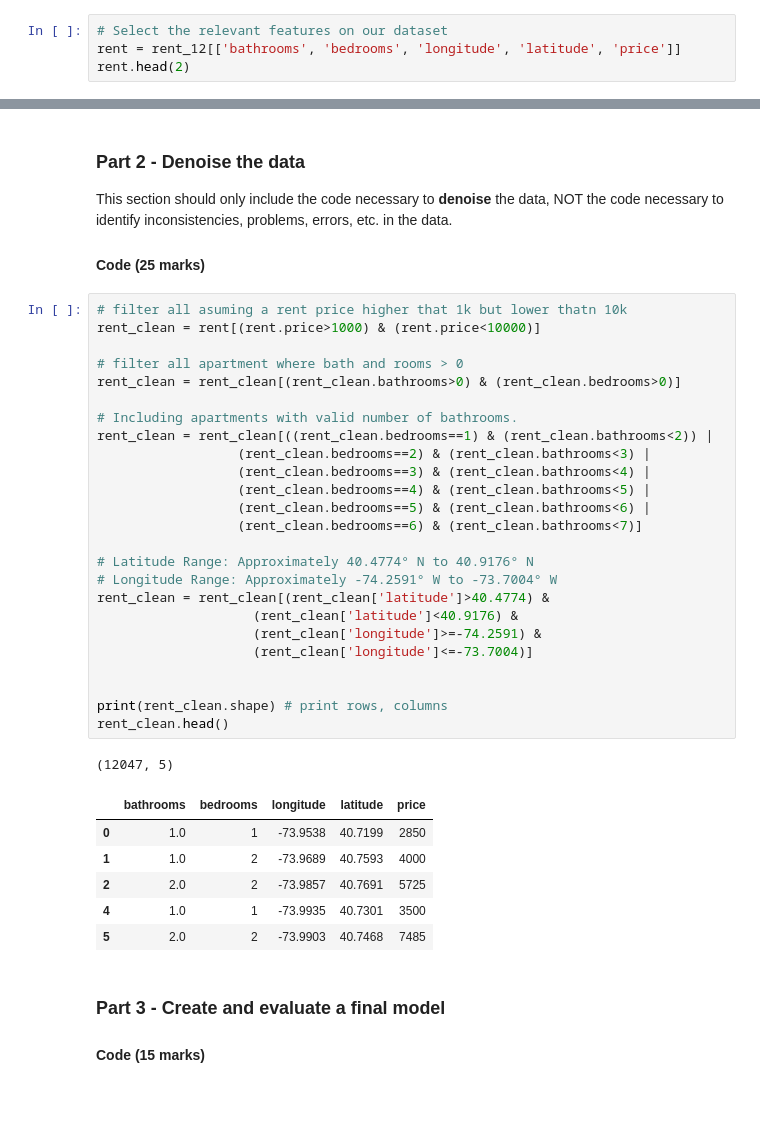
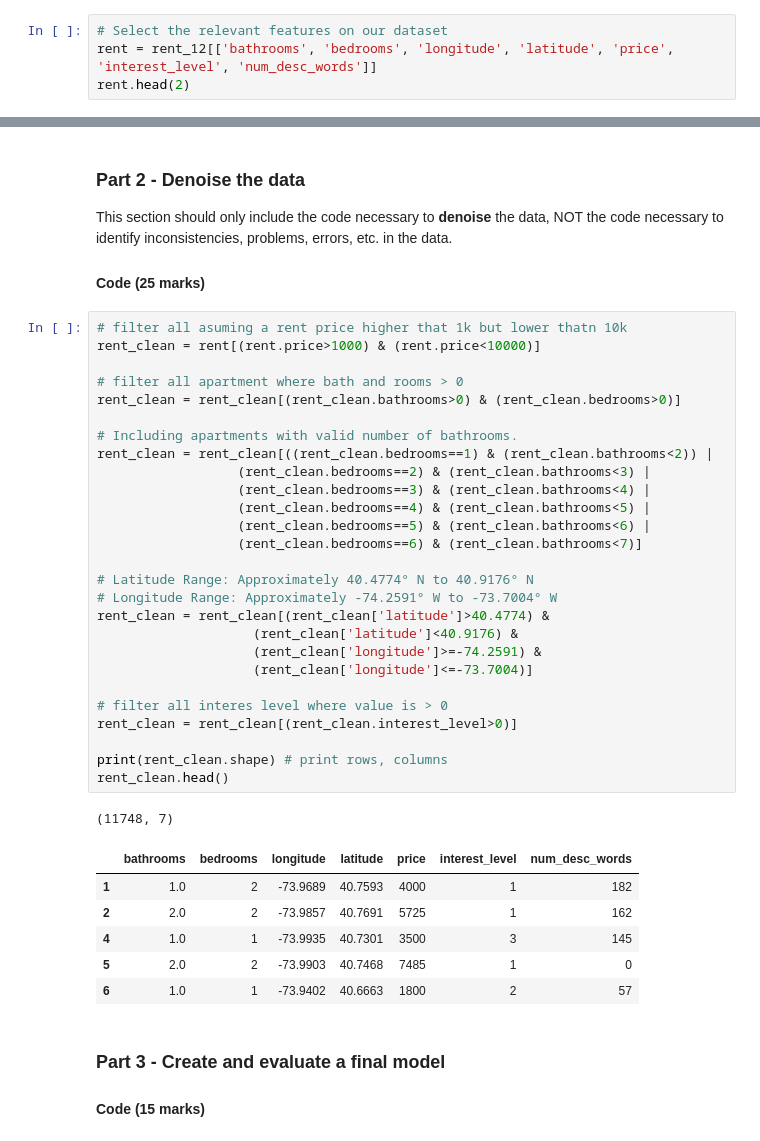
Before and after one commit to joncalle/ML1, a Jupyter notebook: Graded_Lab_1.ipynb, the cells around one changed output, grey strips where cells are left out. Drawn from its saved outputs; the diff is of its cells as text; blank space fills up the shorter version.

```diff
--- a/Graded_Lab_1.ipynb
+++ b/Graded_Lab_1.ipynb
@@ -62,6 +62,6 @@ rent_12.head(2)      # dump first 2 rows
 | 1 | 1.0 | 2 | e3c4f2223d1deb777fc7941dbb41047c | 2016-04-26 02:38:18 | Spacious and bright full-floor tw... | East 55th Street | ['Laundry in Unit', 'Dishwasher',... | 40.7593 | ... |
 # %%
 # Select the relevant features on our dataset
-rent = rent_12[['bathrooms', 'bedrooms', 'longitude', 'latitude', 'price']]
+rent = rent_12[['bathrooms', 'bedrooms', 'longitude', 'latitude', 'price', 'interest_level', 'num_desc_words']]
 rent.head(2)
 # %% [output]
@@ -98,36 +98,38 @@ This section should only include the code necessary to **denoise** the data, NOT
 # %%
 # filter all asuming a rent price higher that 1k but lower thatn 10k
 rent_clean = rent[(rent.price>1000) & (rent.price<10000)]
 
 # filter all apartment where bath and rooms > 0
 rent_clean = rent_clean[(rent_clean.bathrooms>0) & (rent_clean.bedrooms>0)]
 
 # Including apartments with valid number of bathrooms.
 rent_clean = rent_clean[((rent_clean.bedrooms==1) & (rent_clean.bathrooms<2)) |
                   (rent_clean.bedrooms==2) & (rent_clean.bathrooms<3) |
                   (rent_clean.bedrooms==3) & (rent_clean.bathrooms<4) |
                   (rent_clean.bedrooms==4) & (rent_clean.bathrooms<5) |
                   (rent_clean.bedrooms==5) & (rent_clean.bathrooms<6) |
                   (rent_clean.bedrooms==6) & (rent_clean.bathrooms<7)]
 
 # Latitude Range: Approximately 40.4774° N to 40.9176° N
 # Longitude Range: Approximately -74.2591° W to -73.7004° W
 rent_clean = rent_clean[(rent_clean['latitude']>40.4774) &
                     (rent_clean['latitude']<40.9176) &
                     (rent_clean['longitude']>=-74.2591) &
                     (rent_clean['longitude']<=-73.7004)]
 
+# filter all interes level where value is > 0
+rent_clean = rent_clean[(rent_clean.interest_level>0)]
 
 print(rent_clean.shape) # print rows, columns
 rent_clean.head()
 # %% [output]
-(12047, 5)
+(11748, 7)
-|  | bathrooms | bedrooms | longitude | latitude | price |
-| 0 | 1.0 | 1 | -73.9538 | 40.7199 | 2850 |
-| 1 | 1.0 | 2 | -73.9689 | 40.7593 | 4000 |
-| 2 | 2.0 | 2 | -73.9857 | 40.7691 | 5725 |
-| 4 | 1.0 | 1 | -73.9935 | 40.7301 | 3500 |
-| 5 | 2.0 | 2 | -73.9903 | 40.7468 | 7485 |
+|  | bathrooms | bedrooms | longitude | latitude | price | interest_level | num_desc_words |
+| 1 | 1.0 | 2 | -73.9689 | 40.7593 | 4000 | 1 | 182 |
+| 2 | 2.0 | 2 | -73.9857 | 40.7691 | 5725 | 1 | 162 |
+| 4 | 1.0 | 1 | -73.9935 | 40.7301 | 3500 | 3 | 145 |
+| 5 | 2.0 | 2 | -73.9903 | 40.7468 | 7485 | 1 | 0 |
+| 6 | 1.0 | 1 | -73.9402 | 40.6663 | 1800 | 2 | 57 |
 # %% [markdown]
 ### Part 3 - Create and evaluate a final model
 
```
Also changed, not shown: parts of 5 cells of this notebook.
